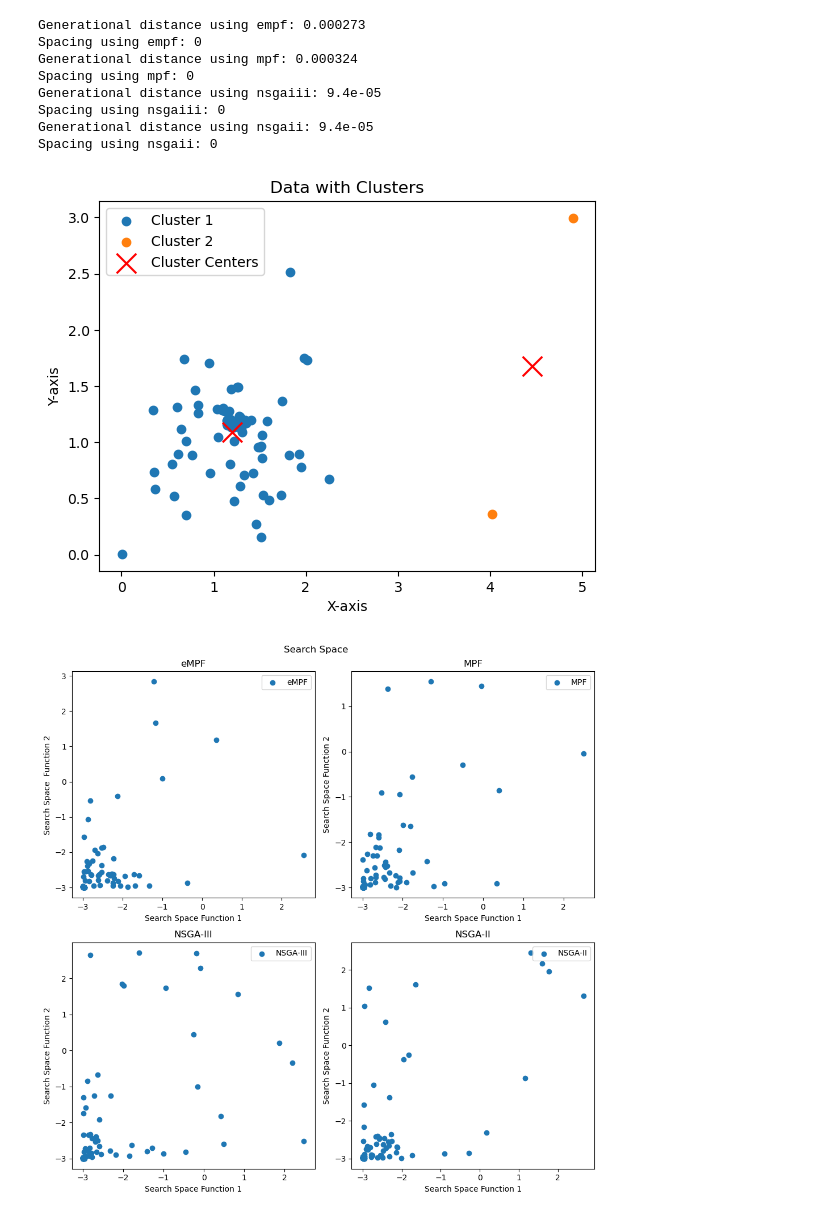
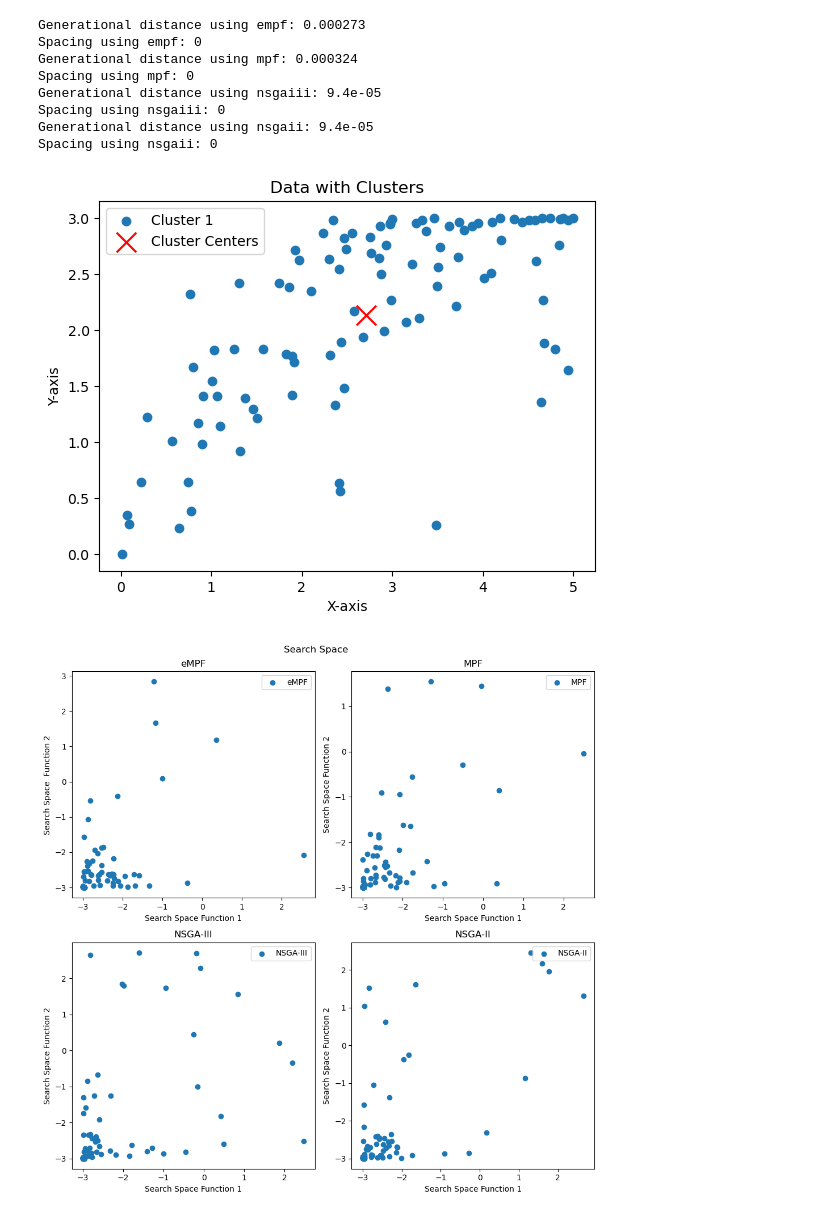
Before and after one commit to kesireddyadarsh/mdpiAlgorithm, a Jupyter notebook: python_code_analysis/mdpiPublication.ipynb, the cells around one changed output. Drawn from its saved outputs; the diff is of its cells as text; code cells hidden in the pictures.

```diff
--- a/python_code_analysis/mdpiPublication.ipynb
+++ b/python_code_analysis/mdpiPublication.ipynb
@@ -215,7 +215,7 @@ def find_pareto_front(points):
             pareto_front.append(point)
     return np.array(pareto_front)
 
-base_path = "/Users/adarshkesireddy/Downloads/NewData/Case_21"
+base_path = "/Users/adarshkesireddy/Downloads/Data/Case_2"
 directories = ["nsgaii", "nsgaiii", "mpf", "empf"]
 directory_names = ["NSGA-II", "NSGA-III", "M-PF", "eMPF"]
 results = []
@@ -253,7 +253,7 @@ for directory, name in zip(directories, directory_names):
         print("No data found for directory:", directory)
 
 # Print the results in the requested format
-print("VR-UC Test 2", end="")
+print("Fonseca Fleming", end="")
 for result in results:
     name, average_min, overall_average, overall_std = result
     print(f"& {name} & {average_min[0]:.6f} & {average_min[1]:.6f} & {overall_average[0]:.6f} & {overall_average[1]:.6f} & {overall_std[0]:.6f} & {overall_std[1]:.6f} \\\\")
@@ -283,7 +283,7 @@ def find_pareto_front(points):
             pareto_front.append(point)
     return np.array(pareto_front)
 
-base_path = "/Users/adarshkesireddy/Downloads/NewData/Case_18"
+base_path = "/Users/adarshkesireddy/Downloads/Data/Case_16"
 directories = ["nsgaii", "nsgaiii", "mpf", "empf"]
 directory_names = ["NSGA-II", "NSGA-III", "M-PF", "eMPF"]
 results = []
@@ -803,40 +803,40 @@ import matplotlib.pyplot as plt
 # Assuming list1_file2 and list2_file2 contain x and y points
 list1_file2 = []
 list2_file2 = []
-with open("/Users/adarshkesireddy/Downloads/Data/Case_0/0/empf/numbers_999.txt", "r") as file:
+with open("/Users/adarshkesireddy/Downloads/Data/Case_0/0/nsgaii/numbers_999.txt", "r") as file:
     for line in file:
         values = line.split()
         list1_file2.append(float(values[0]))
         list2_file2.append(float(values[1]))
 
 # Combine x and y points into a 2D array
 data = np.array(list(zip(list1_file2, list2_file2)))
 
 # Specify the number of clusters (you may need to adjust this based on your data)
-num_clusters = 2
+num_clusters = 1
 
 # Apply K-Means clustering
 kmeans = KMeans(n_clusters=num_clusters, n_init=10, random_state=42)
 kmeans.fit(data)
 
 # Get cluster assignments for each point
 cluster_assignments = kmeans.labels_
 
 # Plot the data points with different colors for each cluster
 for i in range(num_clusters):
     cluster_points = data[cluster_assignments == i]
     plt.scatter(cluster_points[:, 0], cluster_points[:, 1], label=f'Cluster {i + 1}')
 
 # Plot cluster centers
 plt.scatter(kmeans.cluster_centers_[:, 0], kmeans.cluster_centers_[:, 1], marker='x', s=200, c='red', label='Cluster Centers')
 
 plt.title('Data with Clusters')
 plt.xlabel('X-axis')
 plt.ylabel('Y-axis')
 plt.legend()
 plt.show()
 # %% [output]
-[figure, old version]
+[figure, new version]
 # %%
 import matplotlib.pyplot as plt
 
```
Also changed, not shown: parts of 10 cells of this notebook, 1 other file.
